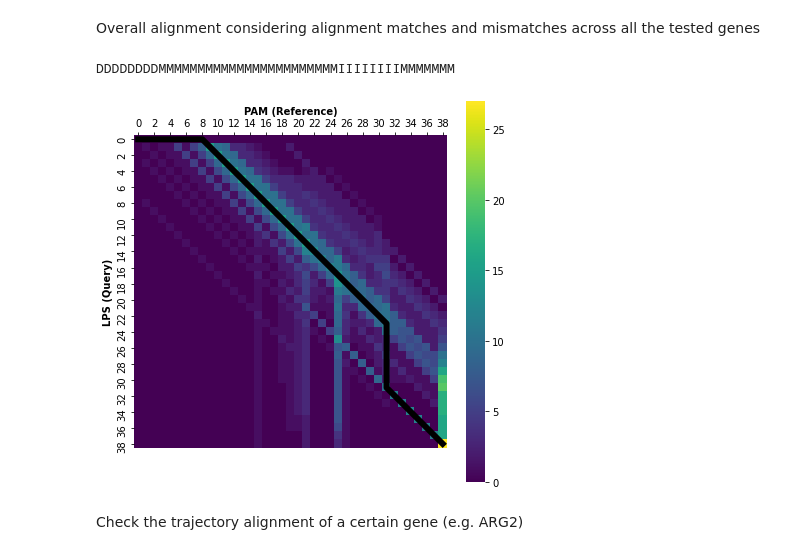
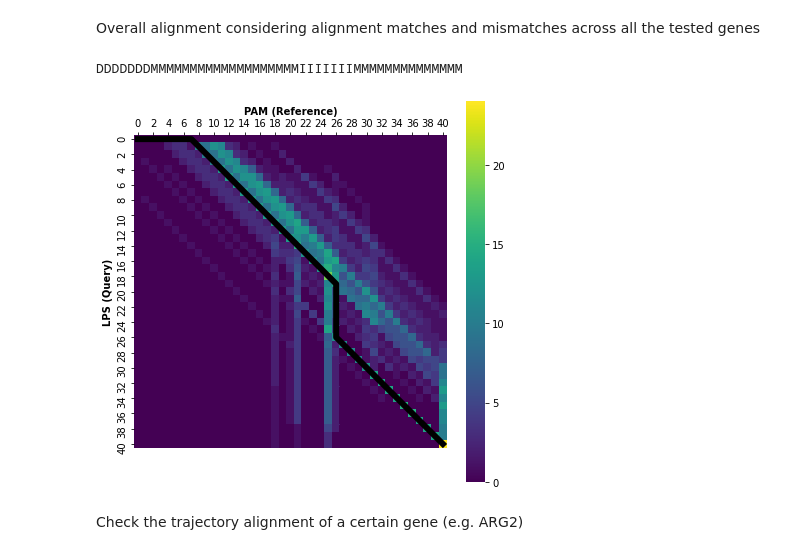
Before and after one commit to Teichlab/Genes2Genes, a Jupyter notebook: notebooks/OrgAlignTutorialNotebook_25102022.ipynb, the cells around one changed output. Saved outputs shown, nothing was run; the diff lists cells and outputs as text; code cells hidden in the pictures.

```diff
--- a/notebooks/OrgAlignTutorialNotebook_25102022.ipynb
+++ b/notebooks/OrgAlignTutorialNotebook_25102022.ipynb
@@ -215,13 +213,21 @@ aligner.align_all_pairs()
 Overall alignment considering alignment matches and mismatches across all the tested genes
 # %%
 import VisualUtils
-overall_alignment, alignment_path = aligner.compute_overall_alignment()
+
+vs = VisualUtils.VisualUtils(adata_ref, adata_query, cell_type_colname = 'time',
+                S_len=len(aligner.results[0].S.time_points),
+                T_len=len(aligner.results[0].T.time_points),
+                titleS='PAM (Reference)', titleT='LPS(Query)',
+                write_file=False)
+
+
+overall_alignment, alignment_path =vs.compute_overall_alignment(aligner)
 mat = aligner.get_pairwise_match_count_mat()
 print(overall_alignment)
 VisualUtils.VisualUtils.plot_alignment_path_on_given_matrix(paths = [alignment_path], mat=mat)
 # %% [output]
-DDDDDDDDMMMMMMMMMMMMMMMMMMMMMMMIIIIIIIIMMMMMMM
+DDDDDDDMMMMMMMMMMMMMMMMMMMIIIIIIIMMMMMMMMMMMMMM
-[figure, old version]
+[figure, new version]
 # %% [markdown]
 Check the trajectory alignment of a certain gene (e.g. ARG2)
 # %%
```
Also changed, not shown: parts of 61 cells of this notebook.
